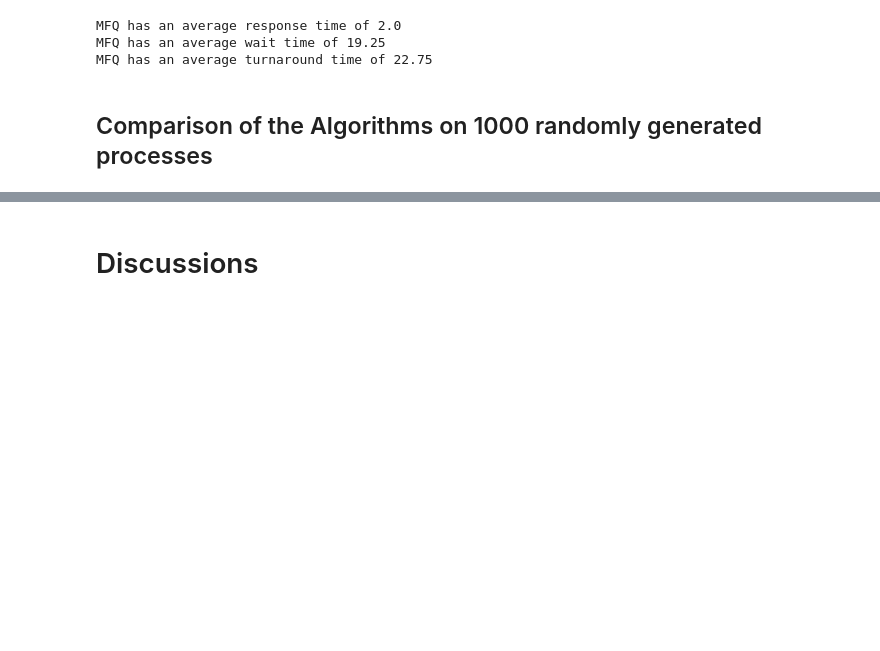
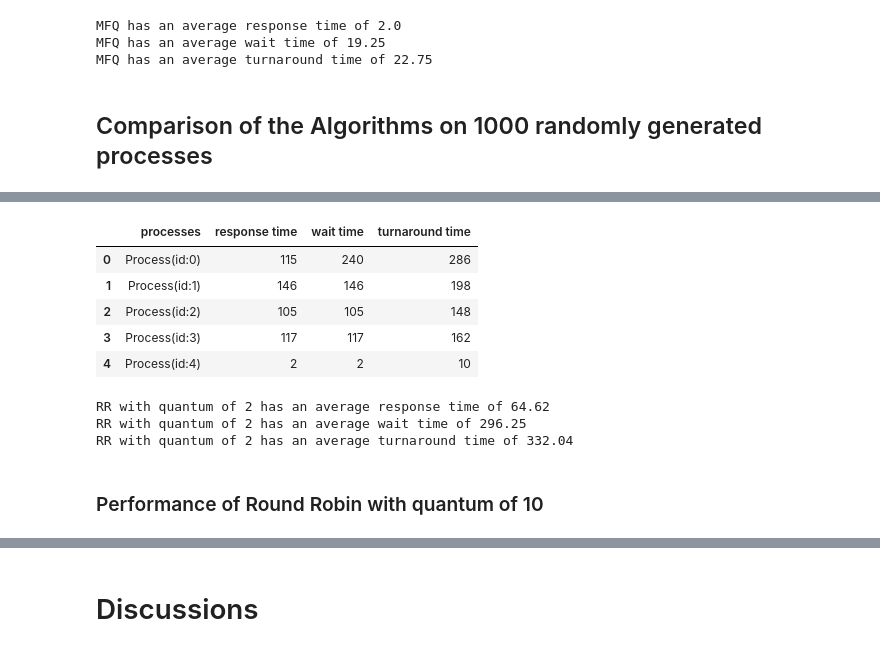
Before and after one commit to al-jisal/CS337-OperatingSystems, a Jupyter notebook: Project02/Scheduling_Analyses2.ipynb, the cells around one changed output, grey strips where cells are left out. Saved outputs shown, nothing was run; the diff lists cells and outputs as text; code cells hidden in the pictures; blank space fills up the shorter version.

```diff
--- a/Project02/Scheduling_Analyses2.ipynb
+++ b/Project02/Scheduling_Analyses2.ipynb
@@ -349,0 +293,6 @@ for i in range(HALF_PROCESSES, NUM_PROCESSES):
+# %%
+dp = operating_system.kernel(scheduler.RR_scheduler, copy.deepcopy(test_data), "com_test.csv", 2)
+
+average_response_time = dp["response time"].mean(axis=0)
+average_wait_time = dp["wait time"].mean(axis=0)
+average_turnaround_time = dp["turnaround time"].mean(axis=0)
@@ -349,0 +309,17 @@ for i in range(HALF_PROCESSES, NUM_PROCESSES):
+# %%
+dp.head()
+# %% [output]
+|  | processes | response time | wait time | turnaround time |
+| 0 | Process(id:0) | 115 | 240 | 286 |
+| 1 | Process(id:1) | 146 | 146 | 198 |
+| 2 | Process(id:2) | 105 | 105 | 148 |
+| 3 | Process(id:3) | 117 | 117 | 162 |
+| 4 | Process(id:4) | 2 | 2 | 10 |
+# %%
+print(f"RR with quantum of 2 has an average response time of {average_response_time}")
+print(f"RR with quantum of 2 has an average wait time of {average_wait_time}")
+print(f"RR with quantum of 2 has an average turnaround time of {average_turnaround_time}")
+# %% [output]
+RR with quantum of 2 has an average response time of 64.62
+RR with quantum of 2 has an average wait time of 296.25
+RR with quantum of 2 has an average turnaround time of 332.04
@@ -349,0 +334,2 @@ for i in range(HALF_PROCESSES, NUM_PROCESSES):
+# %% [markdown]
+### Performance of Round Robin with quantum of 10
```
Also changed, not shown: parts of 66 cells of this notebook.
